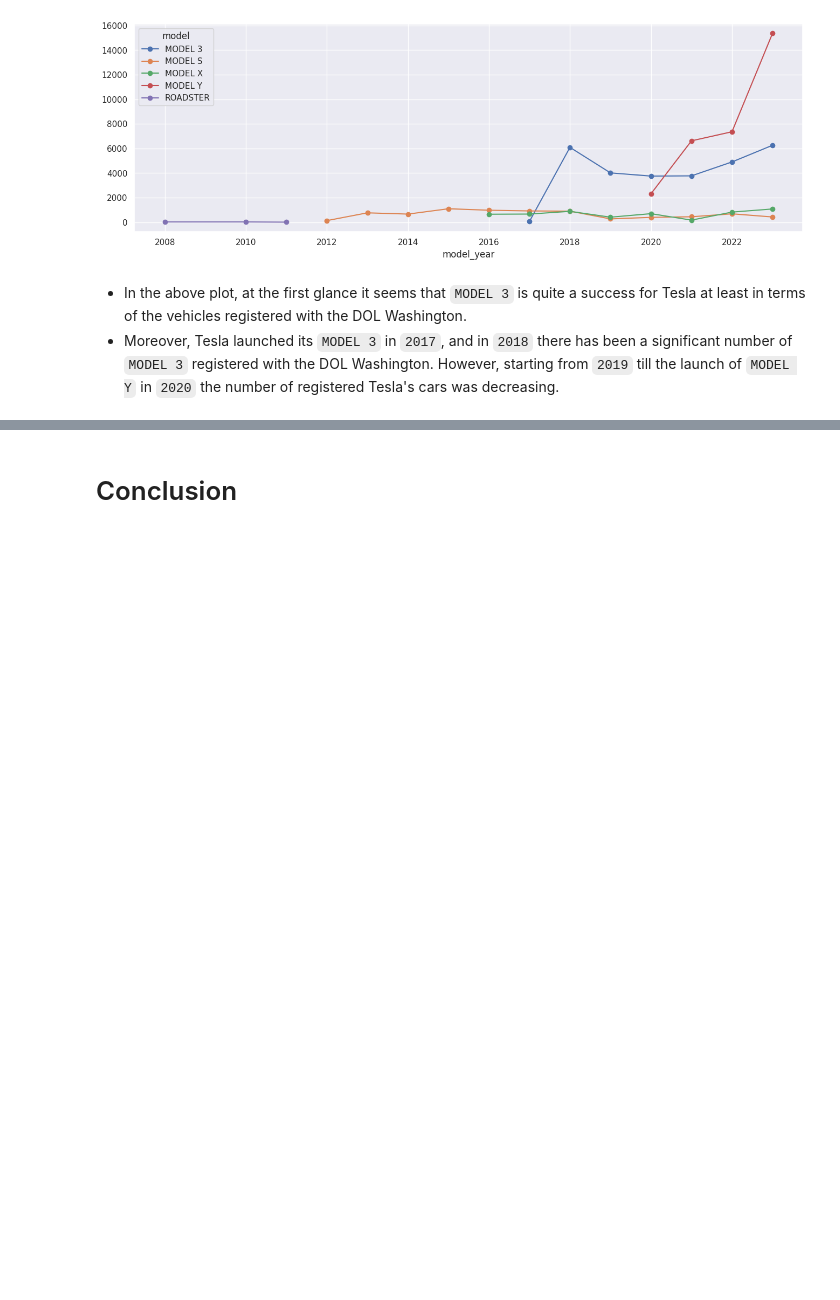
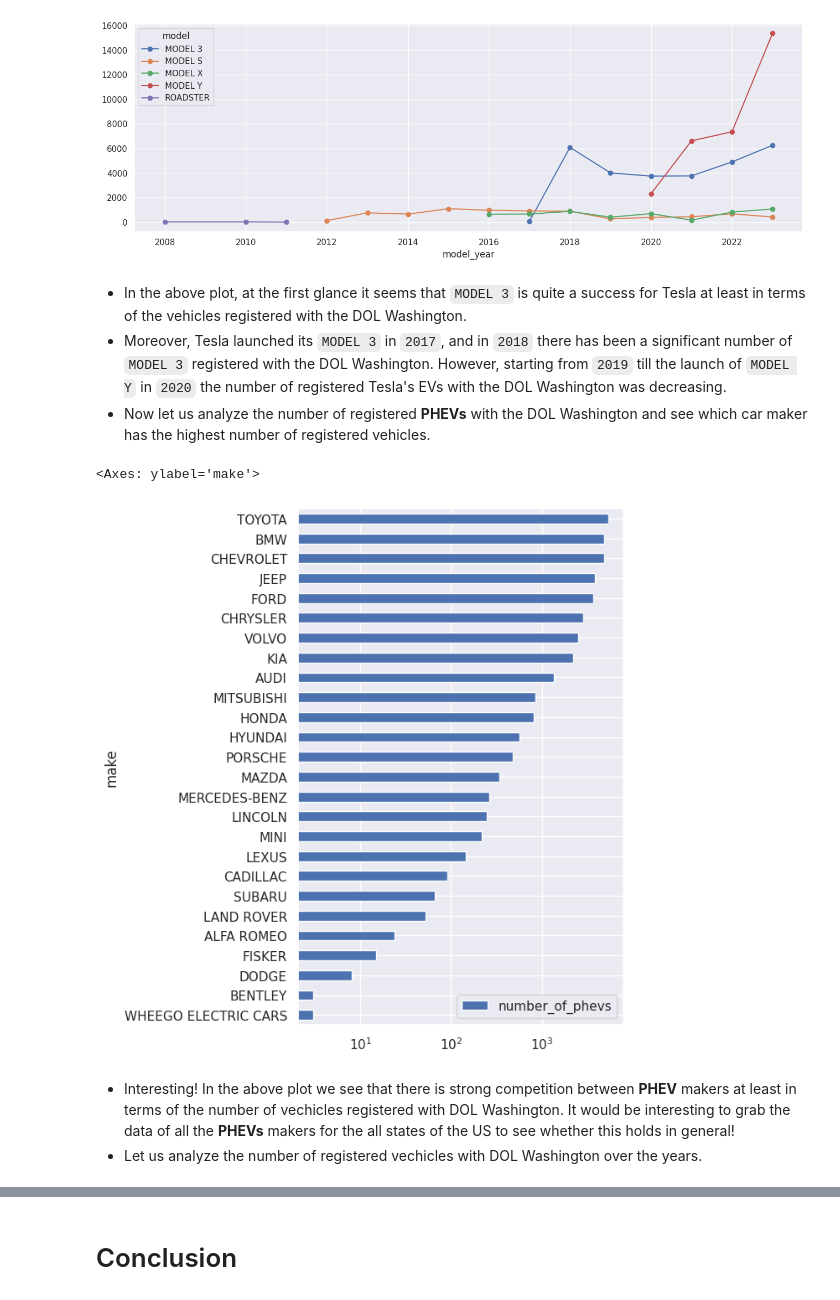
Before and after one commit to Murad1997/DS-Portfolio, a Jupyter notebook: Data_analysis_and_modeling.ipynb, the cells around one changed output, grey strips where cells are left out. Cells and saved outputs as stored; diff of their text form; code cells hidden in the pictures; blank space fills up the shorter version.

```diff
--- a/Data_analysis_and_modeling.ipynb
+++ b/Data_analysis_and_modeling.ipynb
@@ -305,4 +305,25 @@ fig, ax = plt.subplots(figsize = (16, 5))
 [figure]
 # %% [markdown]
   - In the above plot, at the first glance it seems that `MODEL 3` is quite a success for Tesla at least in terms of the vehicles registered with the DOL Washington.
-  - Moreover, Tesla launched its `MODEL 3` in `2017`, and in `2018` there has been a significant number of `MODEL 3` registered with the DOL Washington. However, starting from `2019` till the launch of `MODEL Y` in `2020` the number of registered Tesla's cars was decreasing.
+  - Moreover, Tesla launched its `MODEL 3` in `2017`, and in `2018` there has been a significant number of `MODEL 3` registered with the DOL Washington. However, starting from `2019` till the launch of `MODEL Y` in `2020` the number of registered Tesla's EVs with the DOL Washington was decreasing.
+  - Now let us analyze the number of registered **PHEVs** with the DOL Washington and see which car maker has the highest number of registered vehicles.
+# %%
+ev_type_index = 1 # As we want to analyze PHEVs and the index for this vehicle type is 1 in the list ev_type
+
+fig, ax = plt.subplots(figsize = (16, 5))
+#top10_ev_type = \
+(df[
+    df['electric_vehicle_type'] == ev_type[ev_type_index]
+    ]
+ .astype({'make': str})
+ .groupby(by = 'make')
+ .agg(number_of_phevs = ('model', 'count'))
+ .sort_values(by = 'number_of_phevs')
+ .plot(kind = 'barh', figsize = (5, 8), logx = True, ax = ax)
+)
+# %% [output]
+<Axes: ylabel='make'>
+[figure, added]
+# %% [markdown]
+  - Interesting! In the above plot we see that there is strong competition between **PHEV** makers at least in terms of the number of vechicles registered with DOL Washington. It would be interesting to grab the data of all the **PHEVs** makers for the all states of the US to see whether this holds in general!
+  - Let us analyze the number of registered vechicles with DOL Washington over the years.
```
Also changed, not shown: parts of 7 cells of this notebook.
